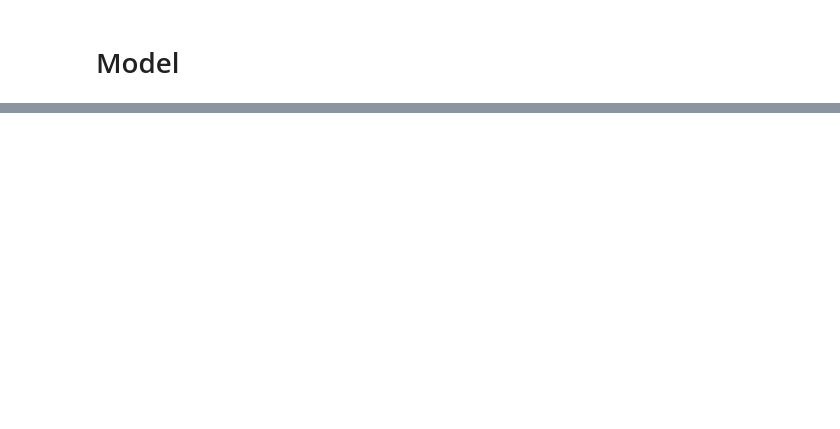
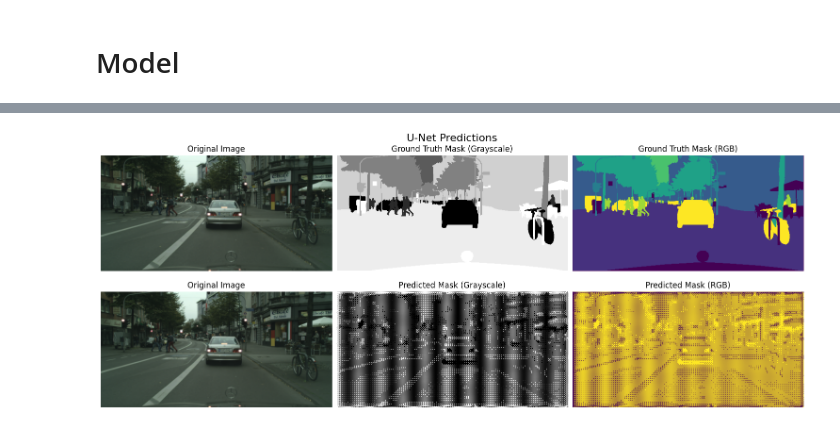
Before and after one commit to Hedredo/oc_p8, a Jupyter notebook: notebooks/modelisation.ipynb, the cells around one changed output, grey strips where cells are left out. Saved outputs shown, nothing was run; the diff lists cells and outputs as text; code cells hidden in the pictures; blank space fills up the shorter version.

```diff
--- a/notebooks/modelisation.ipynb
+++ b/notebooks/modelisation.ipynb
@@ -889,4 +804,4 @@ Model: "U-Net"
 # %%
-model = unet_model(input_shape=(256, 512, 3), num_classes=8)
+model = unet_model(input_shape=(256, 512, 3), num_classes=train_datagen.num_classes)
 loss_fn = tf.keras.losses.SparseCategoricalCrossentropy(from_logits=False)
 model.compile(optimizer="adam", loss=loss_fn, metrics=["accuracy"])
@@ -1021,0 +861,33 @@ predictions
+# %%
+# Figure initialization
+fig = plt.figure(layout="constrained", figsize=(15, 6))
+fig.suptitle("U-Net Predictions", fontsize=16)
+# Subfigures initialization
+subfigs = fig.subfigures(2, 1, wspace=0.07)
+axsTop = subfigs[0].subplots(1, 3, sharey=True, sharex=True)
+axsBottom = subfigs[1].subplots(1, 3, sharey=True, sharex=True)
+for i, ax in enumerate(axsTop):
+    if i == 0:
+        ax.imshow(test_image)
+        ax.set_title("Original Image")
+    elif i == 1:
+        ax.imshow(test_mask, cmap="Greys")
+        ax.set_title("Ground Truth Mask (Grayscale)")
+    else:
+        ax.imshow(test_mask)
+        ax.set_title("Ground Truth Mask (RGB)")
+    ax.axis("off")
+for i, ax in enumerate(axsBottom):
+    if i == 0:
+        ax.imshow(test_image)
+        ax.set_title("Original Image")
+    elif i == 1:
+        ax.imshow(preds_mask, cmap="Greys")
+        ax.set_title("Predicted Mask (Grayscale)")
+    else:
+        ax.imshow(preds_mask)
+        ax.set_title("Predicted Mask (RGB)")
+    ax.axis("off")
+plt.show()
+# %% [output]
+[figure, added]
```
Also changed, not shown: parts of 29 cells of this notebook, 4 other files.
